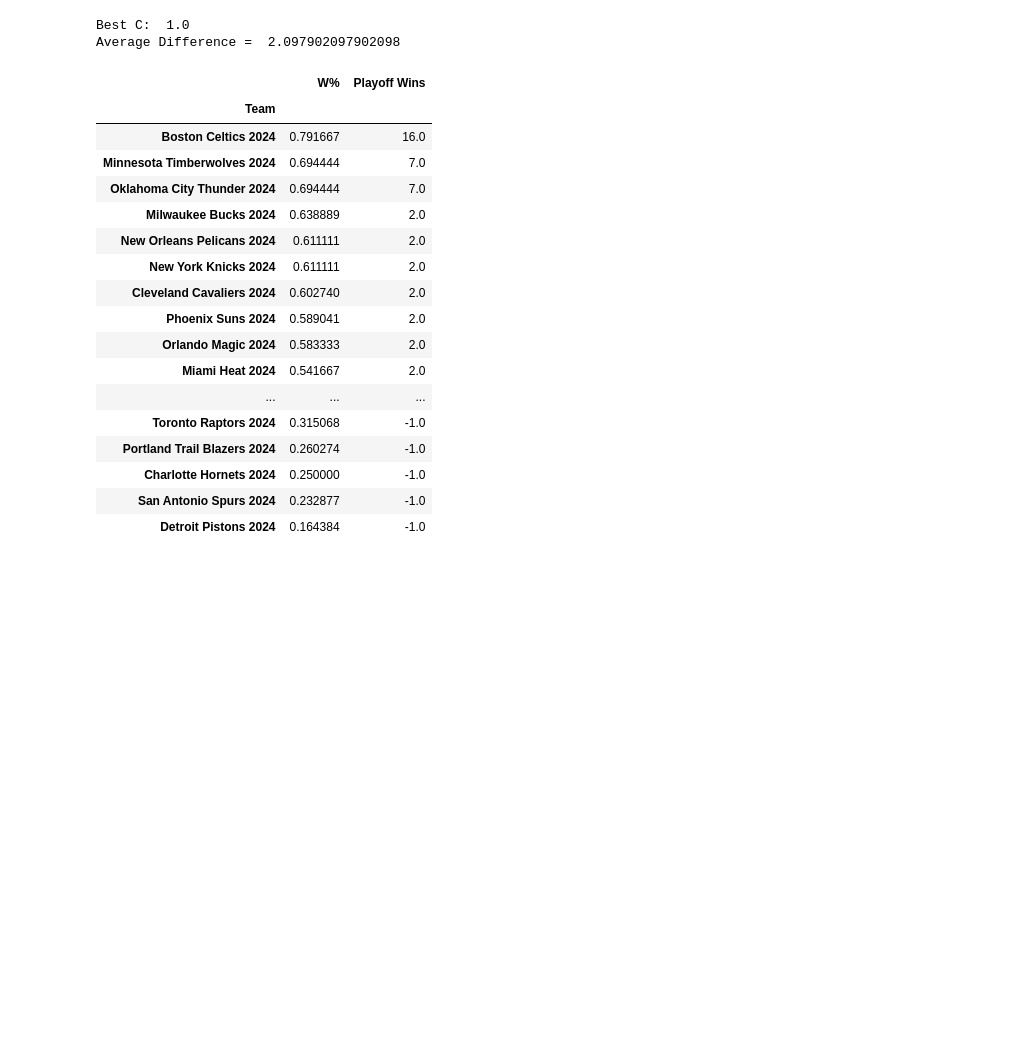
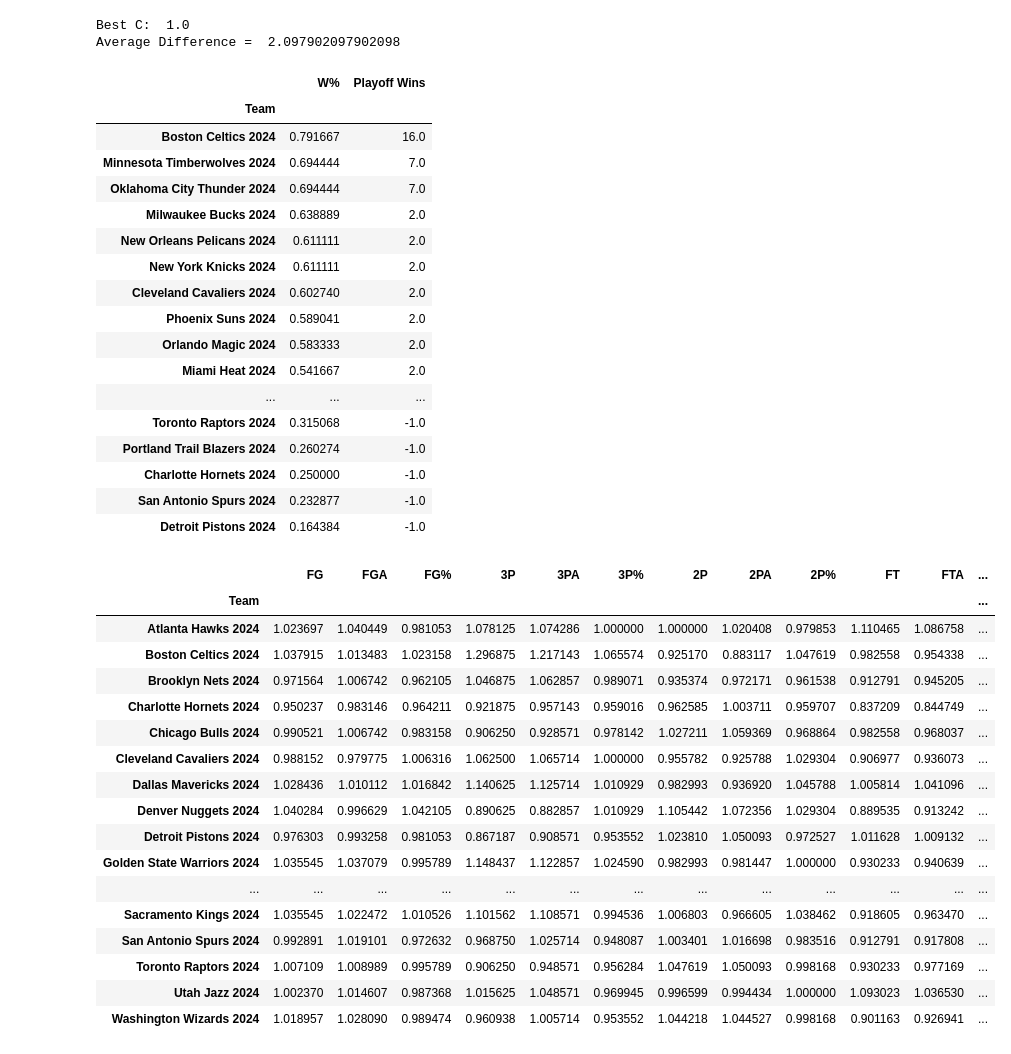
Before and after one commit to Johnchae09/COMP_5360, a Jupyter notebook: modeling/ChampionPrediction.ipynb, the cells around one changed output. Drawn from its saved outputs; the diff is of its cells as text; code cells hidden in the pictures; blank space fills up the shorter version.

```diff
--- a/modeling/ChampionPrediction.ipynb
+++ b/modeling/ChampionPrediction.ipynb
@@ -168,30 +168,49 @@ X_data.drop(X_data.tail(1).index, inplace=True)
 model1 = svm.SVC(kernel='rbf', C=17.775)
 
 model1.fit(X, y)
 
 playoff_wins = model1.predict(X_data)
 
 NBA_2024 = pd.DataFrame(X_data['W%'])
 NBA_2024.insert(1, 'Playoff Wins', playoff_wins)
 NBA_2024.sort_values(by=['Playoff Wins','W%'], ascending=[False, False],inplace=True)
 
 display(NBA_2024)
+display(team_2024_data)
 # %% [output]
 |  | W% | Playoff Wins |
 | Team |  |  |
 | Boston Celtics 2024 | 0.791667 | 16.0 |
 | Minnesota Timberwolves 2024 | 0.694444 | 7.0 |
 | Oklahoma City Thunder 2024 | 0.694444 | 7.0 |
 | Milwaukee Bucks 2024 | 0.638889 | 2.0 |
 | New Orleans Pelicans 2024 | 0.611111 | 2.0 |
 | New York Knicks 2024 | 0.611111 | 2.0 |
 | Cleveland Cavaliers 2024 | 0.602740 | 2.0 |
 | Phoenix Suns 2024 | 0.589041 | 2.0 |
 | Orlando Magic 2024 | 0.583333 | 2.0 |
 | Miami Heat 2024 | 0.541667 | 2.0 |
 | ... | ... | ... |
 | Toronto Raptors 2024 | 0.315068 | -1.0 |
 | Portland Trail Blazers 2024 | 0.260274 | -1.0 |
 | Charlotte Hornets 2024 | 0.250000 | -1.0 |
 | San Antonio Spurs 2024 | 0.232877 | -1.0 |
 | Detroit Pistons 2024 | 0.164384 | -1.0 |
+|  | FG | FGA | FG% | 3P | 3PA | 3P% | 2P | 2PA | 2P% | FT | FTA | ... |
+| Team |  |  |  |  |  |  |  |  |  |  |  | ... |
+| Atlanta Hawks 2024 | 1.023697 | 1.040449 | 0.981053 | 1.078125 | 1.074286 | 1.000000 | 1.000000 | 1.020408 | 0.979853 | 1.110465 | 1.086758 | ... |
+| Boston Celtics 2024 | 1.037915 | 1.013483 | 1.023158 | 1.296875 | 1.217143 | 1.065574 | 0.925170 | 0.883117 | 1.047619 | 0.982558 | 0.954338 | ... |
+| Brooklyn Nets 2024 | 0.971564 | 1.006742 | 0.962105 | 1.046875 | 1.062857 | 0.989071 | 0.935374 | 0.972171 | 0.961538 | 0.912791 | 0.945205 | ... |
+| Charlotte Hornets 2024 | 0.950237 | 0.983146 | 0.964211 | 0.921875 | 0.957143 | 0.959016 | 0.962585 | 1.003711 | 0.959707 | 0.837209 | 0.844749 | ... |
+| Chicago Bulls 2024 | 0.990521 | 1.006742 | 0.983158 | 0.906250 | 0.928571 | 0.978142 | 1.027211 | 1.059369 | 0.968864 | 0.982558 | 0.968037 | ... |
+| Cleveland Cavaliers 2024 | 0.988152 | 0.979775 | 1.006316 | 1.062500 | 1.065714 | 1.000000 | 0.955782 | 0.925788 | 1.029304 | 0.906977 | 0.936073 | ... |
+| Dallas Mavericks 2024 | 1.028436 | 1.010112 | 1.016842 | 1.140625 | 1.125714 | 1.010929 | 0.982993 | 0.936920 | 1.045788 | 1.005814 | 1.041096 | ... |
+| Denver Nuggets 2024 | 1.040284 | 0.996629 | 1.042105 | 0.890625 | 0.882857 | 1.010929 | 1.105442 | 1.072356 | 1.029304 | 0.889535 | 0.913242 | ... |
+| Detroit Pistons 2024 | 0.976303 | 0.993258 | 0.981053 | 0.867187 | 0.908571 | 0.953552 | 1.023810 | 1.050093 | 0.972527 | 1.011628 | 1.009132 | ... |
+| Golden State Warriors 2024 | 1.035545 | 1.037079 | 0.995789 | 1.148437 | 1.122857 | 1.024590 | 0.982993 | 0.981447 | 1.000000 | 0.930233 | 0.940639 | ... |
+| ... | ... | ... | ... | ... | ... | ... | ... | ... | ... | ... | ... | ... |
+| Sacramento Kings 2024 | 1.035545 | 1.022472 | 1.010526 | 1.101562 | 1.108571 | 0.994536 | 1.006803 | 0.966605 | 1.038462 | 0.918605 | 0.963470 | ... |
+| San Antonio Spurs 2024 | 0.992891 | 1.019101 | 0.972632 | 0.968750 | 1.025714 | 0.948087 | 1.003401 | 1.016698 | 0.983516 | 0.912791 | 0.917808 | ... |
+| Toronto Raptors 2024 | 1.007109 | 1.008989 | 0.995789 | 0.906250 | 0.948571 | 0.956284 | 1.047619 | 1.050093 | 0.998168 | 0.930233 | 0.977169 | ... |
+| Utah Jazz 2024 | 1.002370 | 1.014607 | 0.987368 | 1.015625 | 1.048571 | 0.969945 | 0.996599 | 0.994434 | 1.000000 | 1.093023 | 1.036530 | ... |
+| Washington Wizards 2024 | 1.018957 | 1.028090 | 0.989474 | 0.960938 | 1.005714 | 0.953552 | 1.044218 | 1.044527 | 0.998168 | 0.901163 | 0.926941 | ... |
```
Also changed, not shown: parts of 1 cell of this notebook.
